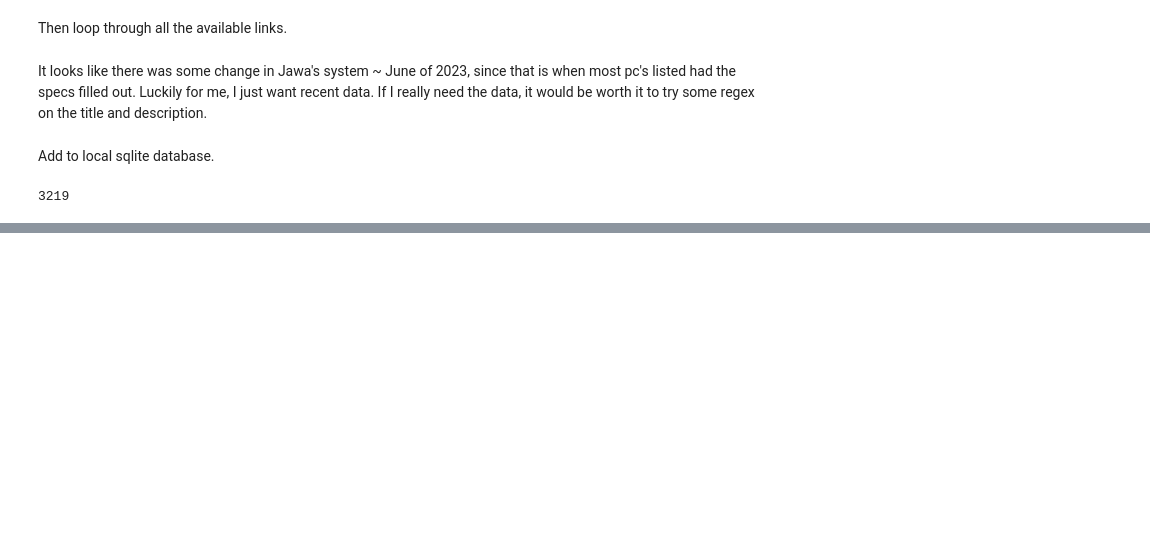
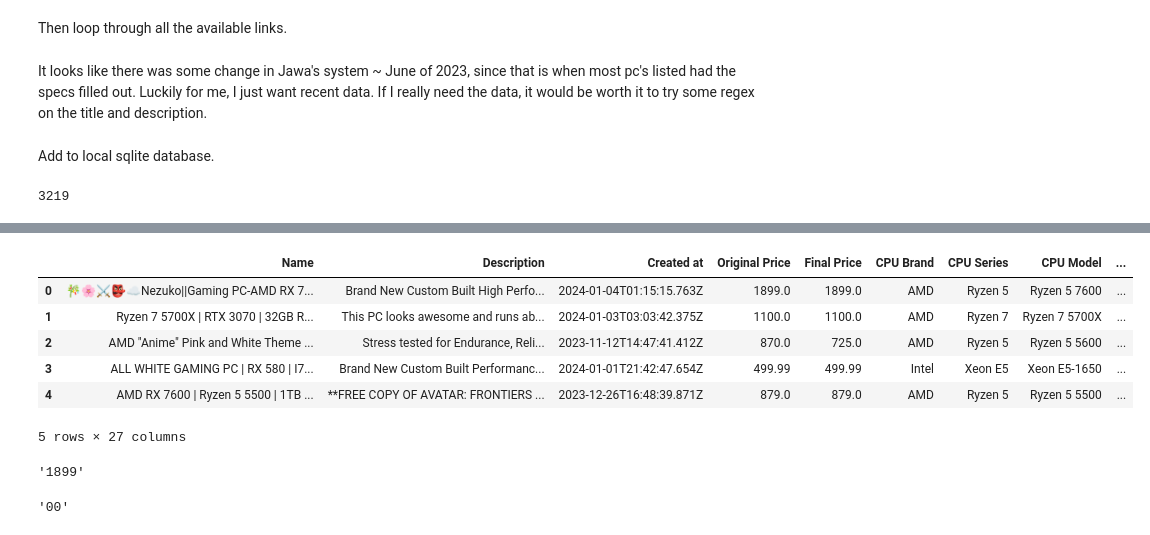
Before and after one commit to gossdante/ebay_app, a Jupyter notebook: jawa.ipynb, the cells around one changed output, grey strips where cells are left out. Saved outputs shown, nothing was run; the diff lists cells and outputs as text; code cells hidden in the pictures; blank space fills up the shorter version.

Commit message:
fixed price issue .

```diff
--- a/jawa.ipynb
+++ b/jawa.ipynb
@@ -327,11 +327,11 @@ for k,href in enumerate(big_df['Link']):
 
     # The prices ar 123456, and need to be 1234.56, so this should accomplish that
     og_price = str(raw['original_price'])
-    og_price = og_price[:2] + '.' + og_price[2:]
+    og_price = og_price[:-2] + '.' + og_price[-2:]
     og_price = float(og_price)
     details.iloc[k,3] = og_price
     new_price = str(raw['price'])
-    new_price = new_price[:2] + '.' + new_price[2:]
+    new_price = new_price[:-2] + '.' + new_price[-2:]
     new_price = float(new_price)
     details.iloc[k,4] = new_price
 
@@ -372,0 +382,10 @@ details.to_sql(name='details',con=con,index=False,if_exists='replace')
+# %%
+details.head()
+# %% [output]
+|  | Name | Description | Created at | Original Price | Final Price | CPU Brand | CPU Series | CPU Model | ... |
+| 0 | 🎋🌸⚔️👺☁️Nezuko||Gaming PC-AMD RX 7... | Brand New Custom Built High Perfo... | 2024-01-04T01:15:15.763Z | 1899.0 | 1899.0 | AMD | Ryzen 5 | Ryzen 5 7600 | ... |
+| 1 | Ryzen 7 5700X | RTX 3070 | 32GB R... | This PC looks awesome and runs ab... | 2024-01-03T03:03:42.375Z | 1100.0 | 1100.0 | AMD | Ryzen 7 | Ryzen 7 5700X | ... |
+| 2 | AMD "Anime" Pink and White Theme ... | Stress tested for Endurance, Reli... | 2023-11-12T14:47:41.412Z | 870.0 | 725.0 | AMD | Ryzen 5 | Ryzen 5 5600 | ... |
+| 3 | ALL WHITE GAMING PC | RX 580 | I7... | Brand New Custom Built Performanc... | 2024-01-01T21:42:47.654Z | 499.99 | 499.99 | Intel | Xeon E5 | Xeon E5-1650 | ... |
+| 4 | AMD RX 7600 | Ryzen 5 5500 | 1TB ... | **FREE COPY OF AVATAR: FRONTIERS ... | 2023-12-26T16:48:39.871Z | 879.0 | 879.0 | AMD | Ryzen 5 | Ryzen 5 5500 | ... |
+5 rows × 27 columns
@@ -372,0 +394,8 @@ details.to_sql(name='details',con=con,index=False,if_exists='replace')
+# %%
+d[:-2]
+# %% [output]
+'1899'
+# %%
+d[-2:]
+# %% [output]
+'00'
```
Also changed, not shown: parts of 2 cells of this notebook, 1 other file.
